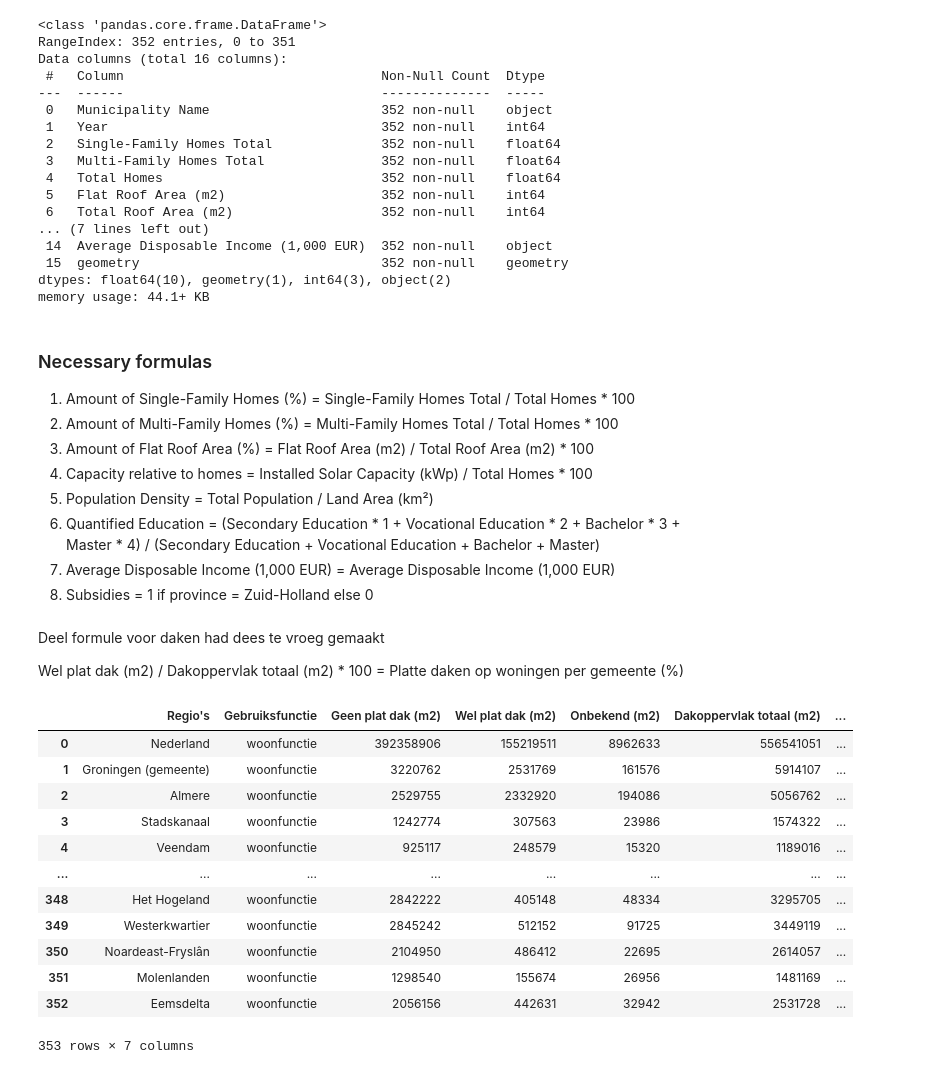
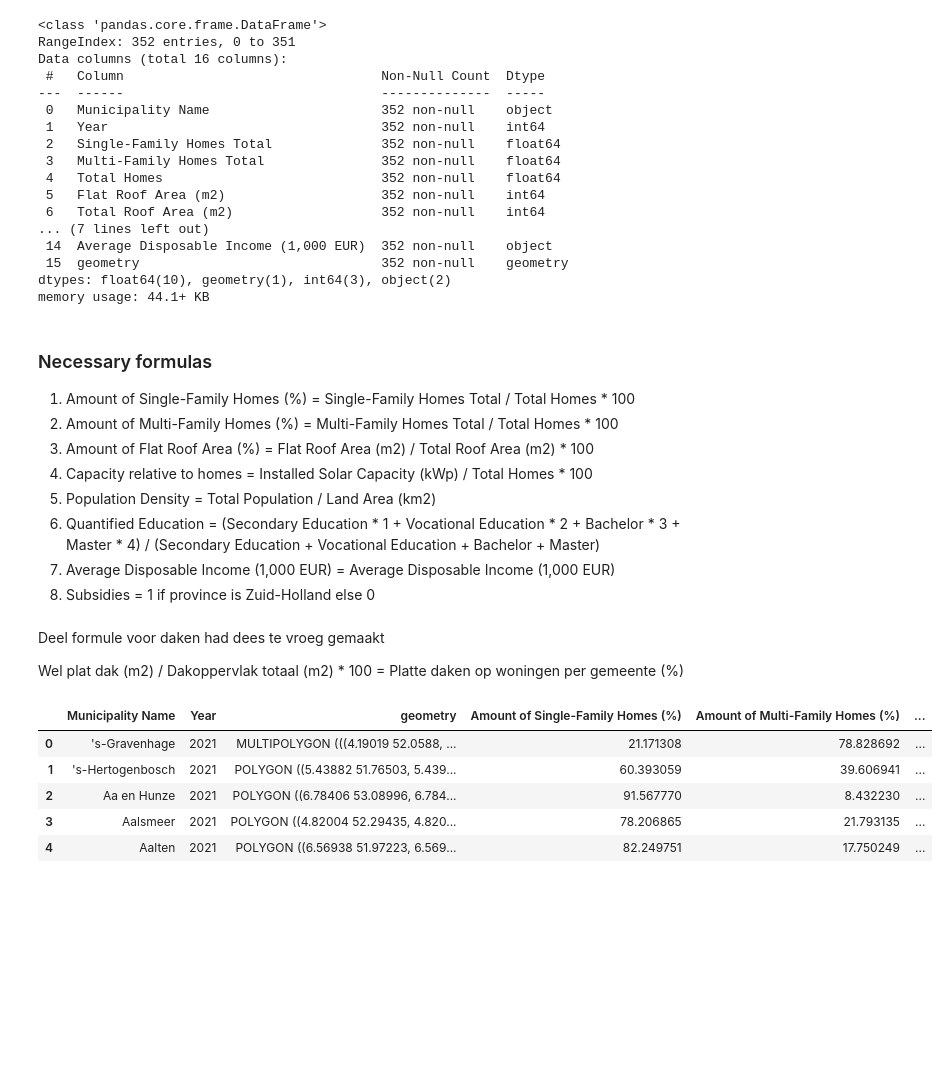
Before and after one commit to juliusj03/Spatial-data-science-solar, a Jupyter notebook: solar.ipynb, the cells around one changed output. Drawn from its saved outputs; the diff is of its cells as text; code cells hidden in the pictures; blank space fills up the shorter version.

```diff
--- a/solar.ipynb
+++ b/solar.ipynb
@@ -479,14 +480,16 @@ df.rename(columns={
     "Dakoppervlak totaal (m2)": "Total Roof Area (m2)",
     "Opgesteld vermogen van zonnepanelen (kWp)": "Installed Solar Capacity (kWp)",
     'Bevolking/Bevolkingssamenstelling op 1 januari/Totale bevolking (aantal)': 'Total Population',
-    "Milieu en bodemgebruik/Bodemgebruik/Oppervlakte/Land (km²)": "Land Area (km²)",
-    "Onderwijs/Naar woongemeente/Gediplomeerden/Voortgezet onderwijs (aantal)": "Graduates - Secondary Education",
-    "Onderwijs/Naar woongemeente/Gediplomeerden/Middelbaar beroepsonderwijs (aantal)": "Graduates - Vocational Education",
-    "Onderwijs/Naar woongemeente/Gediplomeerden/Hoger beroepsonderwijs bachelor (aantal)": "Graduates - Bachelor",
-    "Onderwijs/Naar woongemeente/Gediplomeerden/Wo master/doctoraal (aantal)": "Graduates - Master/Doctoral",
+    "Milieu en bodemgebruik/Bodemgebruik/Oppervlakte/Land (km²)": "Land Area (km2)",
+    "Onderwijs/Naar woongemeente/Gediplomeerden/Voortgezet onderwijs (aantal)": "Secondary Education",
+    "Onderwijs/Naar woongemeente/Gediplomeerden/Middelbaar beroepsonderwijs (aantal)": "Vocational Education",
+    "Onderwijs/Naar woongemeente/Gediplomeerden/Hoger beroepsonderwijs bachelor (aantal)": "Bachelor",
+    "Onderwijs/Naar woongemeente/Gediplomeerden/Wo master/doctoraal (aantal)": "Master",
     "Inkomen en vermogen/Inkomen van particuliere huishoudens/Gemiddeld besteedbaar inkomen/Particuliere huishoudens excl. studenten (1 000 euro)": "Average Disposable Income (1,000 EUR)",
     "geometry": "geometry"
 }, inplace=True)
+
+df= df.copy()
 # %% [output]
 A value is trying to be set on a copy of a slice from a DataFrame
 
@@ -518,30 +521,49 @@ memory usage: 44.1+ KB
 2. Amount of Multi-Family Homes (%) = Multi-Family Homes Total / Total Homes * 100
 3. Amount of Flat Roof Area (%) = Flat Roof Area (m2) / Total Roof Area (m2) * 100
 4. Capacity relative to homes = Installed Solar Capacity (kWp) / Total Homes * 100
-5. Population Density = Total Population / Land Area (km²)
+5. Population Density = Total Population / Land Area (km2)
 6. Quantified Education = (Secondary Education * 1 + Vocational Education * 2 + Bachelor * 3 + Master * 4)
     / (Secondary Education + Vocational Education + Bachelor + Master)
 7. Average Disposable Income (1,000 EUR) = Average Disposable Income (1,000 EUR)
-8. Subsidies = 1 if province = Zuid-Holland else 0
+8. Subsidies = 1 if province is Zuid-Holland else 0
 # %% [markdown]
 Deel formule voor daken had dees te vroeg gemaakt
 
 Wel plat dak (m2) / Dakoppervlak totaal (m2) * 100 = Platte daken op woningen per gemeente (%)
-# %%
-# Calculate percentage flat roofs suitable for solar panels
-rooftop_homes_df['Flat roofs (%)'] = rooftop_homes_df['Wel plat dak (m2)'] / rooftop_homes_df['Dakoppervlak totaal (m2)'] * 100
-display(rooftop_homes_df)
-# %% [output]
-|  | Regio's | Gebruiksfunctie | Geen plat dak (m2) | Wel plat dak (m2) | Onbekend (m2) | Dakoppervlak totaal (m2) | ... |
-| 0 | Nederland | woonfunctie | 392358906 | 155219511 | 8962633 | 556541051 | ... |
-| 1 | Groningen (gemeente) | woonfunctie | 3220762 | 2531769 | 161576 | 5914107 | ... |
-| 2 | Almere | woonfunctie | 2529755 | 2332920 | 194086 | 5056762 | ... |
-| 3 | Stadskanaal | woonfunctie | 1242774 | 307563 | 23986 | 1574322 | ... |
-| 4 | Veendam | woonfunctie | 925117 | 248579 | 15320 | 1189016 | ... |
-| ... | ... | ... | ... | ... | ... | ... | ... |
-| 348 | Het Hogeland | woonfunctie | 2842222 | 405148 | 48334 | 3295705 | ... |
-| 349 | Westerkwartier | woonfunctie | 2845242 | 512152 | 91725 | 3449119 | ... |
-| 350 | Noardeast-Fryslân | woonfunctie | 2104950 | 486412 | 22695 | 2614057 | ... |
-| 351 | Molenlanden | woonfunctie | 1298540 | 155674 | 26956 | 1481169 | ... |
-| 352 | Eemsdelta | woonfunctie | 2056156 | 442631 | 32942 | 2531728 | ... |
-353 rows × 7 columns
+# %%
+# Formula 1 amount of single family homes
+df['Amount of Single-Family Homes (%)'] = (df['Single-Family Homes Total']
+                                           / df['Total Homes']) * 100
+
+# Formula 2 amount of multi family homes
+df['Amount of Multi-Family Homes (%)'] = (df['Multi-Family Homes Total']
+                                          / df['Total Homes']) * 100
+
+# Formula 3 of the percentage of flat roofs in a municipality
+df['Amount of Flat Roof Area (%)'] = df['Flat Roof Area (m2)'] / df['Total Roof Area (m2)'] * 100
+
+# Formula 4 of the solar capacity per home
+df['Capacity relative to homes'] = df['Installed Solar Capacity (kWp)'] / df['Total Homes'] * 100
+
+# Formula 5 of the population density
+df['Population Density'] = df['Total Population'] / df['Land Area (km2)']
+
+# Formula 6 of the quantification of education, very much upto debate
+df['Quantified Education'] = ((df['Secondary Education'] * 1 + df['Vocational Education'] * 2 + df['Bachelor'] * 3 + df['Master'] * 4) /
+                              (df['Secondary Education'] + df['Vocational Education'] + df['Bachelor'] + df['Master'] ))
+
+# Formula 8 of the subsidies per province
+df['Subsidies'] = 0
+
+# Keeping only the necessary columns
+df = df[['Municipality Name', 'Year', 'geometry', 'Amount of Single-Family Homes (%)', 'Amount of Multi-Family Homes (%)', 'Amount of Flat Roof Area (%)',
+         'Capacity relative to homes', 'Population Density', 'Quantified Education', 'Average Disposable Income (1,000 EUR)', 'Subsidies']]
+
+display(df.head())
+# %% [output]
+|  | Municipality Name | Year | geometry | Amount of Single-Family Homes (%) | Amount of Multi-Family Homes (%) | ... |
+| 0 | 's-Gravenhage | 2021 | MULTIPOLYGON (((4.19019 52.0588, ... | 21.171308 | 78.828692 | ... |
+| 1 | 's-Hertogenbosch | 2021 | POLYGON ((5.43882 51.76503, 5.439... | 60.393059 | 39.606941 | ... |
+| 2 | Aa en Hunze | 2021 | POLYGON ((6.78406 53.08996, 6.784... | 91.567770 | 8.432230 | ... |
+| 3 | Aalsmeer | 2021 | POLYGON ((4.82004 52.29435, 4.820... | 78.206865 | 21.793135 | ... |
+| 4 | Aalten | 2021 | POLYGON ((6.56938 51.97223, 6.569... | 82.249751 | 17.750249 | ... |
```
Also changed, not shown: parts of 4 cells of this notebook.
